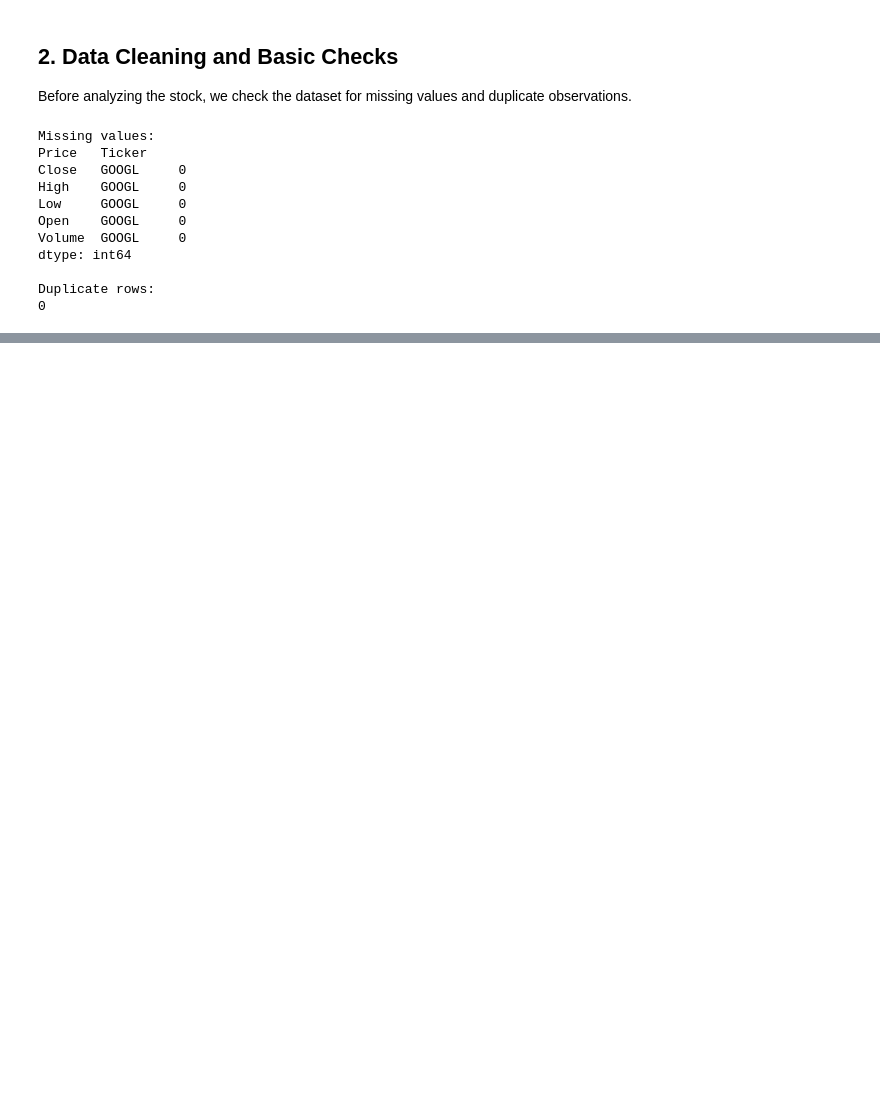
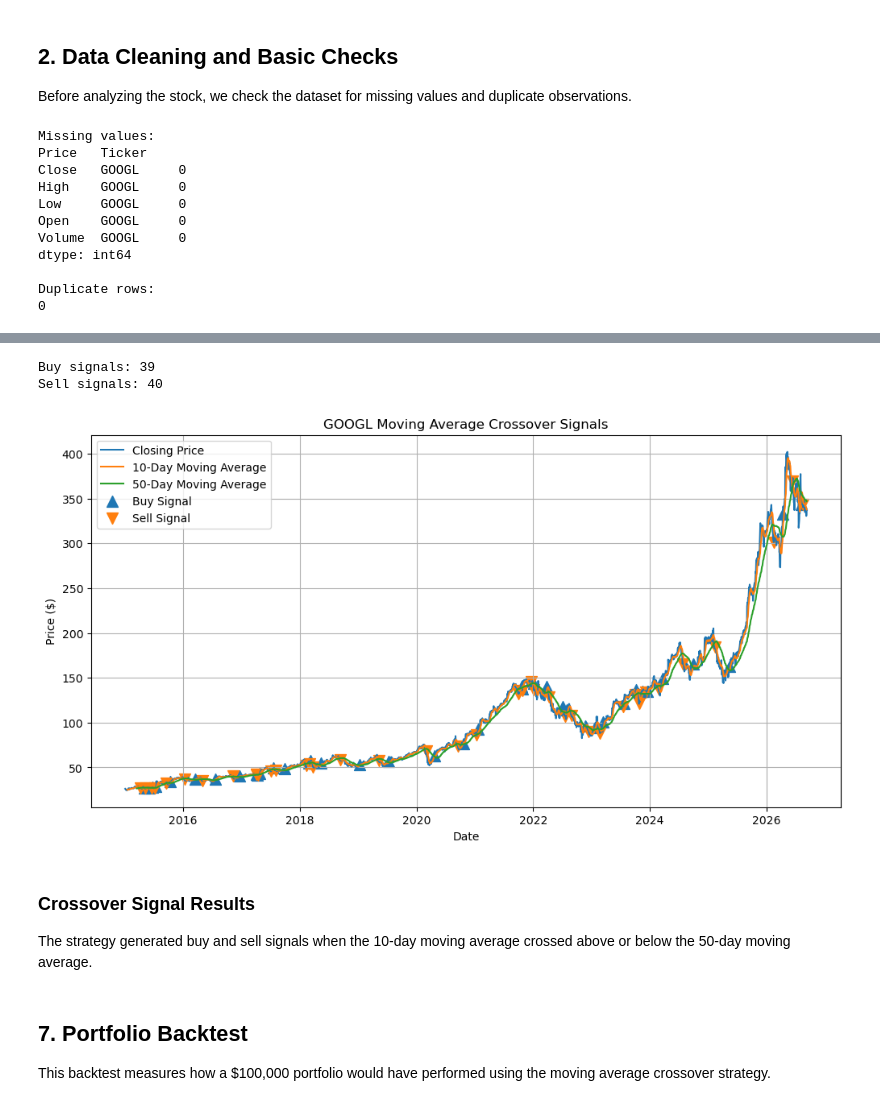
Before and after one commit to Jflo2412/google-stock-analysis, a Jupyter notebook: GOOGL_Stock_Analysis.ipynb, the cells around one changed output, grey strips where cells are left out. Drawn from its saved outputs; the diff is of its cells as text; code cells hidden in the pictures; blank space fills up the shorter version.

```diff
--- a/GOOGL_Stock_Analysis.ipynb
+++ b/GOOGL_Stock_Analysis.ipynb
@@ -99,0 +211,6 @@ Duplicate rows:
+# %%
+data['Signal'] = 0
+data.loc[data['MA10'] > data['MA50'], 'Signal'] = 1
+data.loc[data['MA10'] < data['MA50'], 'Signal'] = -1
+
+data[['MA10', 'MA50', 'Signal']].tail()
@@ -99,0 +226,52 @@ Duplicate rows:
+# %%
+data['Crossover'] = data['Signal'].diff()
+
+buy_signals = data[data['Crossover'] == 2]
+sell_signals = data[data['Crossover'] == -2]
+
+print('Buy signals:', len(buy_signals))
+print('Sell signals:', len(sell_signals))
+# %% [output]
+Buy signals: 39
+Sell signals: 40
+# %%
+plt.figure(figsize=(12, 6))
+
+plt.plot(data.index, data['Close']['GOOGL'], label='Closing Price')
+plt.plot(data.index, data['MA10'], label='10-Day Moving Average')
+plt.plot(data.index, data['MA50'], label='50-Day Moving Average')
+
+plt.scatter(
+    buy_signals.index,
+    buy_signals['Close']['GOOGL'],
+    marker='^',
+    s=100,
+    label='Buy Signal'
+)
+
+plt.scatter(
+    sell_signals.index,
+    sell_signals['Close']['GOOGL'],
+    marker='v',
+    s=100,
+    label='Sell Signal'
+)
+
+plt.title('GOOGL Moving Average Crossover Signals')
+plt.xlabel('Date')
+plt.ylabel('Price ($)')
+
+plt.legend()
+plt.grid(True)
+
+plt.show()
+# %% [output]
+[figure, added]
+# %% [markdown]
+### Crossover Signal Results
+
+The strategy generated buy and sell signals when the 10-day moving average crossed above or below the 50-day moving average.
+# %% [markdown]
+## 7. Portfolio Backtest
+
+This backtest measures how a $100,000 portfolio would have performed using the moving average crossover strategy.
```
Also changed, not shown: parts of 37 cells of this notebook.
